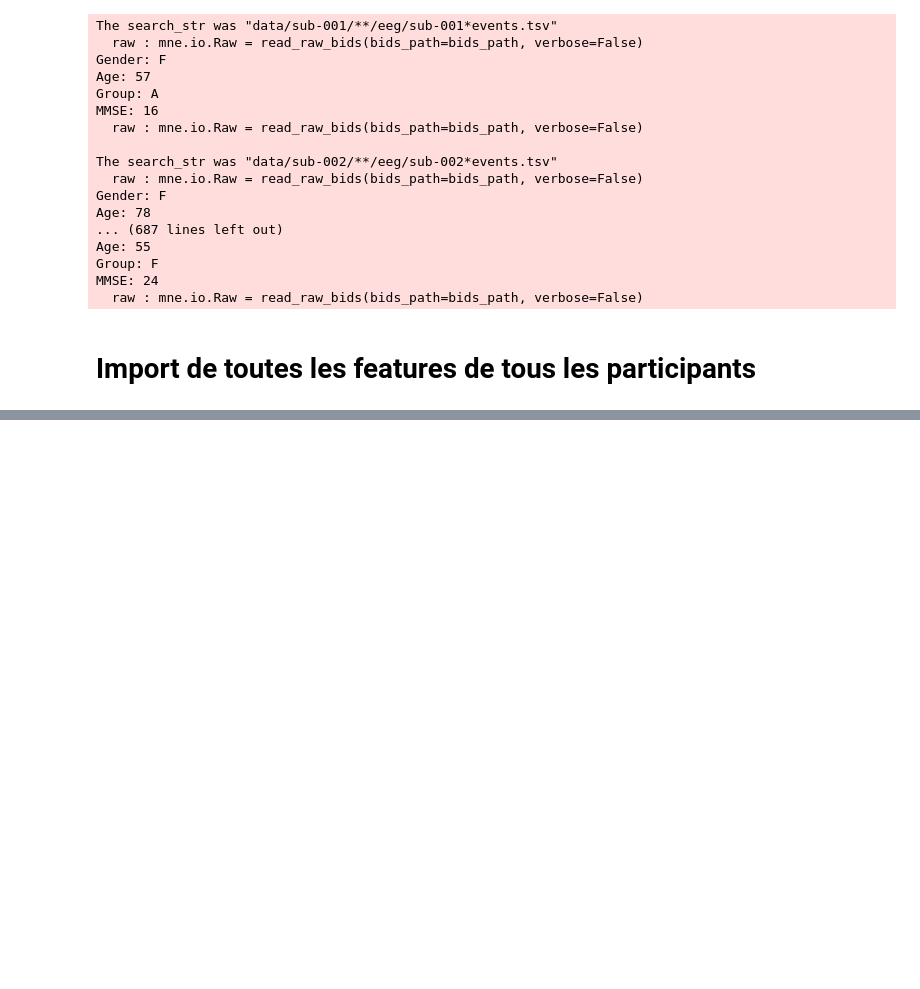
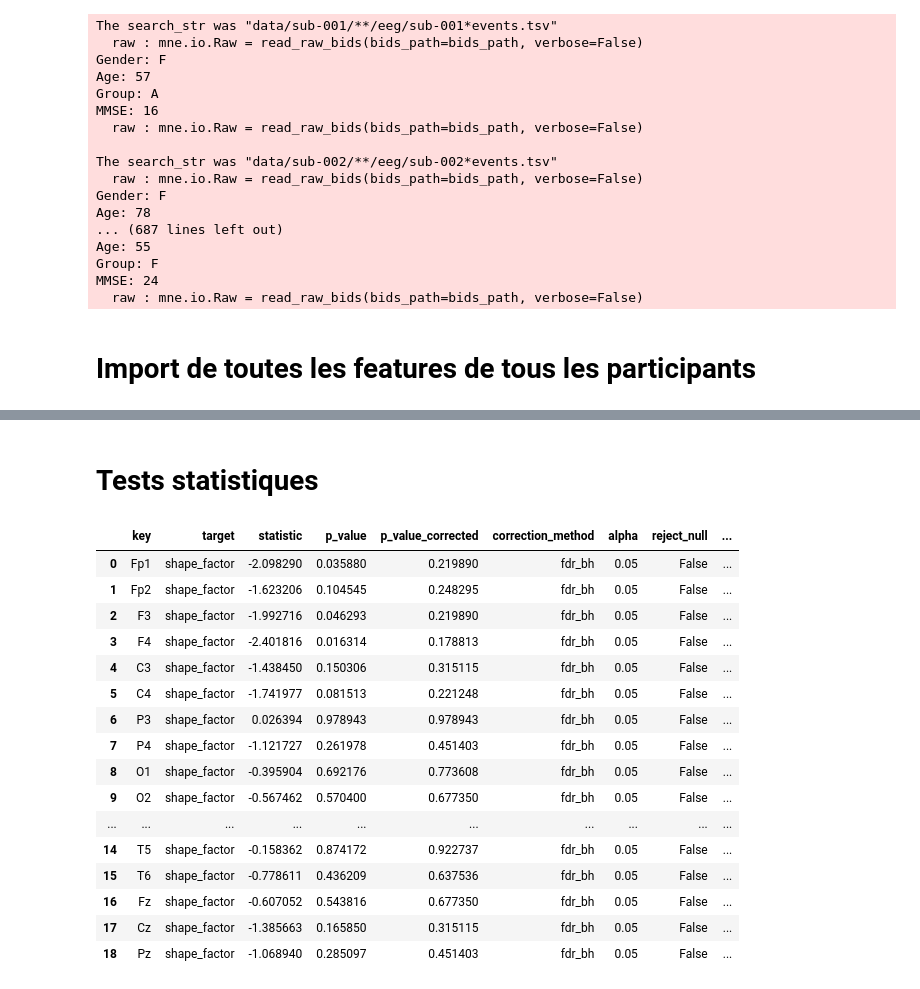
Before and after one commit to thePTH/eeg, a Jupyter notebook: notebook.ipynb, the cells around one changed output, grey strips where cells are left out. Drawn from its saved outputs; the diff is of its cells as text; code cells hidden in the pictures; blank space fills up the shorter version.

Commit message:
[eeg] statistical test architecture implemented

```diff
--- a/notebook.ipynb
+++ b/notebook.ipynb
@@ -104,0 +116,47 @@ TopomapFactory.plot(values=dethamp_mean_df[feature_name].values, eeg_info=detham
+# %% [markdown]
+# Tests statistiques
+# %%
+from stats.queries import QueryFactoryConfig, QueryFactory
+from stats.runner import StatisticalTestRunner
+from stats.correction.fdr import FDRCorrector
+
+factory = QueryFactory(
+    QueryFactoryConfig.from_lists(
+        subject_variables={"subject_age", "subject_mmse", "subject_id", "subject_mmse", "subject_health"},
+        eeg_features=dethamp_dataset.feature_names,
+    )
+)
+
+query = factory.compare_groups(
+    target="shape_factor",
+    group_col="subject_health",
+    group_a="Healthy",
+    group_b="Alzheimer",
+    test_kind="wilcoxon_rank_sum",
+    scope="all_channels"
+)
+
+
+
+raw_result_set = StatisticalTestRunner.run(query, dethamp_dataset)
+corrected_result_set = FDRCorrector.correct(raw_result_set)
+
+corrected_result_set.to_dataframe()
+# %% [output]
+|  | key | target | statistic | p_value | p_value_corrected | correction_method | alpha | reject_null | ... |
+| 0 | Fp1 | shape_factor | -2.098290 | 0.035880 | 0.219890 | fdr_bh | 0.05 | False | ... |
+| 1 | Fp2 | shape_factor | -1.623206 | 0.104545 | 0.248295 | fdr_bh | 0.05 | False | ... |
+| 2 | F3 | shape_factor | -1.992716 | 0.046293 | 0.219890 | fdr_bh | 0.05 | False | ... |
+| 3 | F4 | shape_factor | -2.401816 | 0.016314 | 0.178813 | fdr_bh | 0.05 | False | ... |
+| 4 | C3 | shape_factor | -1.438450 | 0.150306 | 0.315115 | fdr_bh | 0.05 | False | ... |
+| 5 | C4 | shape_factor | -1.741977 | 0.081513 | 0.221248 | fdr_bh | 0.05 | False | ... |
+| 6 | P3 | shape_factor | 0.026394 | 0.978943 | 0.978943 | fdr_bh | 0.05 | False | ... |
+| 7 | P4 | shape_factor | -1.121727 | 0.261978 | 0.451403 | fdr_bh | 0.05 | False | ... |
+| 8 | O1 | shape_factor | -0.395904 | 0.692176 | 0.773608 | fdr_bh | 0.05 | False | ... |
+| 9 | O2 | shape_factor | -0.567462 | 0.570400 | 0.677350 | fdr_bh | 0.05 | False | ... |
+| ... | ... | ... | ... | ... | ... | ... | ... | ... | ... |
+| 14 | T5 | shape_factor | -0.158362 | 0.874172 | 0.922737 | fdr_bh | 0.05 | False | ... |
+| 15 | T6 | shape_factor | -0.778611 | 0.436209 | 0.637536 | fdr_bh | 0.05 | False | ... |
+| 16 | Fz | shape_factor | -0.607052 | 0.543816 | 0.677350 | fdr_bh | 0.05 | False | ... |
+| 17 | Cz | shape_factor | -1.385663 | 0.165850 | 0.315115 | fdr_bh | 0.05 | False | ... |
+| 18 | Pz | shape_factor | -1.068940 | 0.285097 | 0.451403 | fdr_bh | 0.05 | False | ... |
```
Also changed, not shown: parts of 4 cells of this notebook, 11 other files.
